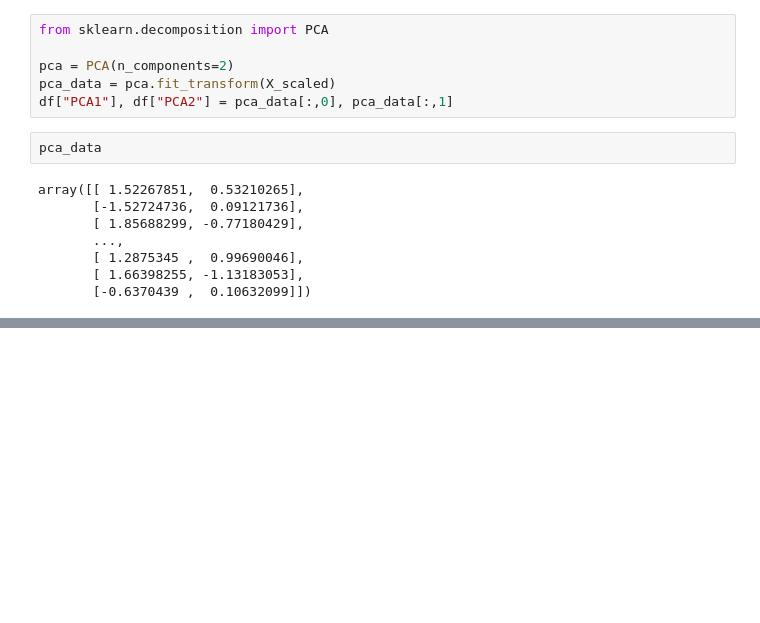
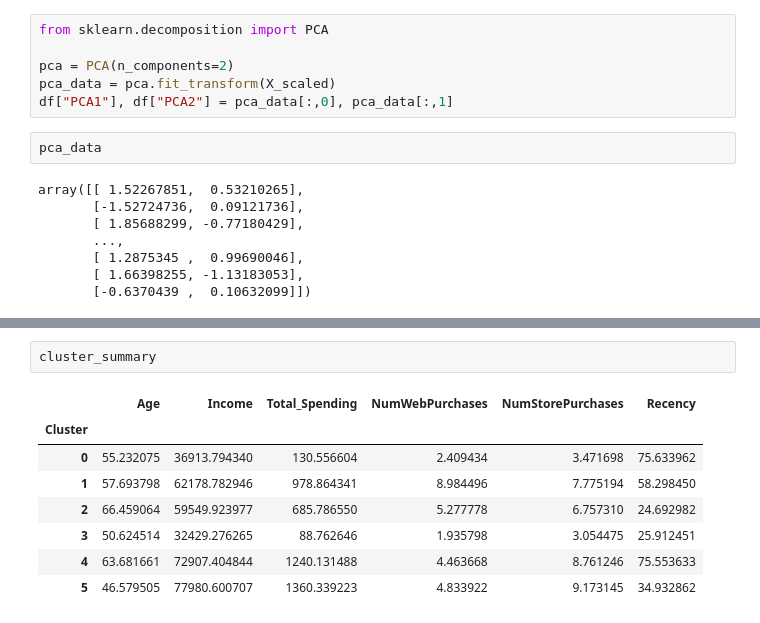
Before and after one commit to Rafal852/Customer-Segmentation, a Jupyter notebook: analysis_model.ipynb, the cells around one changed output, grey strips where cells are left out. Saved outputs shown, nothing was run; the diff lists cells and outputs as text; blank space fills up the shorter version.

```diff
--- a/analysis_model.ipynb
+++ b/analysis_model.ipynb
@@ -587,0 +586,11 @@ for feature in features_to_plot:
+# %%
+cluster_summary
+# %% [output]
+|  | Age | Income | Total_Spending | NumWebPurchases | NumStorePurchases | Recency |
+| Cluster |  |  |  |  |  |  |
+| 0 | 55.232075 | 36913.794340 | 130.556604 | 2.409434 | 3.471698 | 75.633962 |
+| 1 | 57.693798 | 62178.782946 | 978.864341 | 8.984496 | 7.775194 | 58.298450 |
+| 2 | 66.459064 | 59549.923977 | 685.786550 | 5.277778 | 6.757310 | 24.692982 |
+| 3 | 50.624514 | 32429.276265 | 88.762646 | 1.935798 | 3.054475 | 25.912451 |
+| 4 | 63.681661 | 72907.404844 | 1240.131488 | 4.463668 | 8.761246 | 75.553633 |
+| 5 | 46.579505 | 77980.600707 | 1360.339223 | 4.833922 | 9.173145 | 34.932862 |
```
Also changed, not shown: parts of 12 cells of this notebook, 3 other files.
